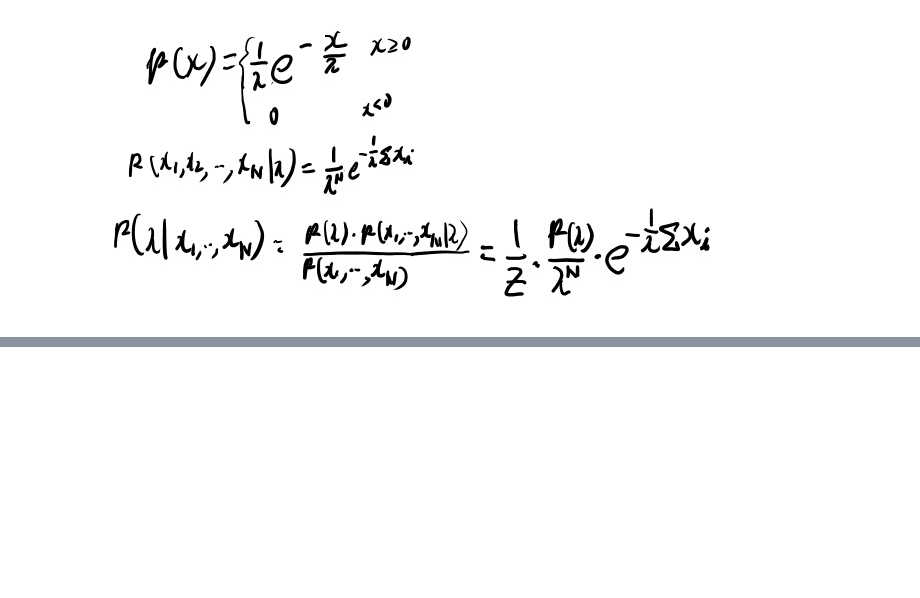
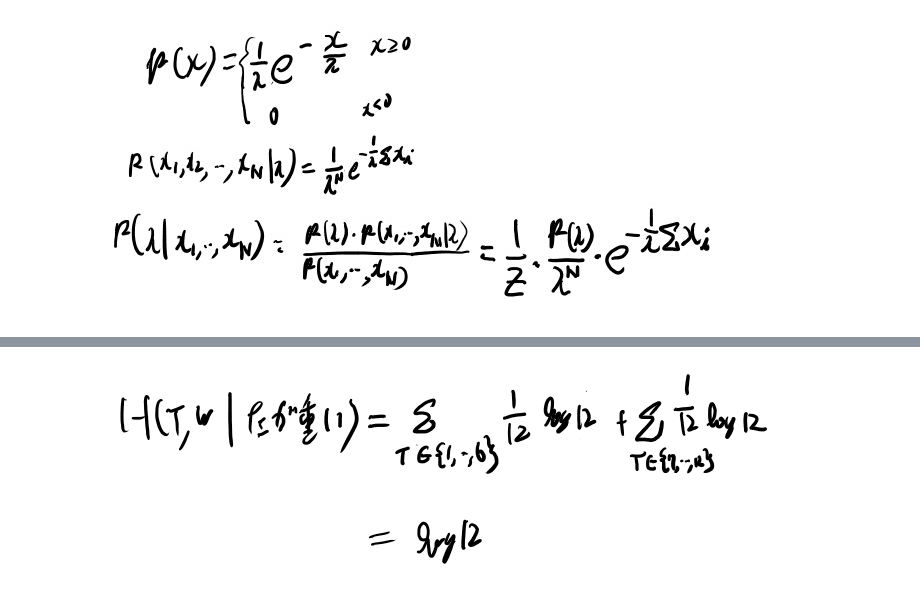
Before and after one commit to karino2/karino2.github.io, a Jupyter notebook: ipynb/2019-04-07-140022.ipynb, the cells around one changed output, grey strips where cells are left out. Drawn from its saved outputs; the diff is of its cells as text; code cells hidden in the pictures; blank space fills up the shorter version.

```diff
--- a/ipynb/2019-04-07-140022.ipynb
+++ b/ipynb/2019-04-07-140022.ipynb
@@ -155,0 +219,4 @@ $$P(D |\mathcal{H}_1) $$
+# %%
+MeatPieImage()
+# %% [output]
+[figure, added]
```
Also changed, not shown: parts of 16 cells of this notebook.
